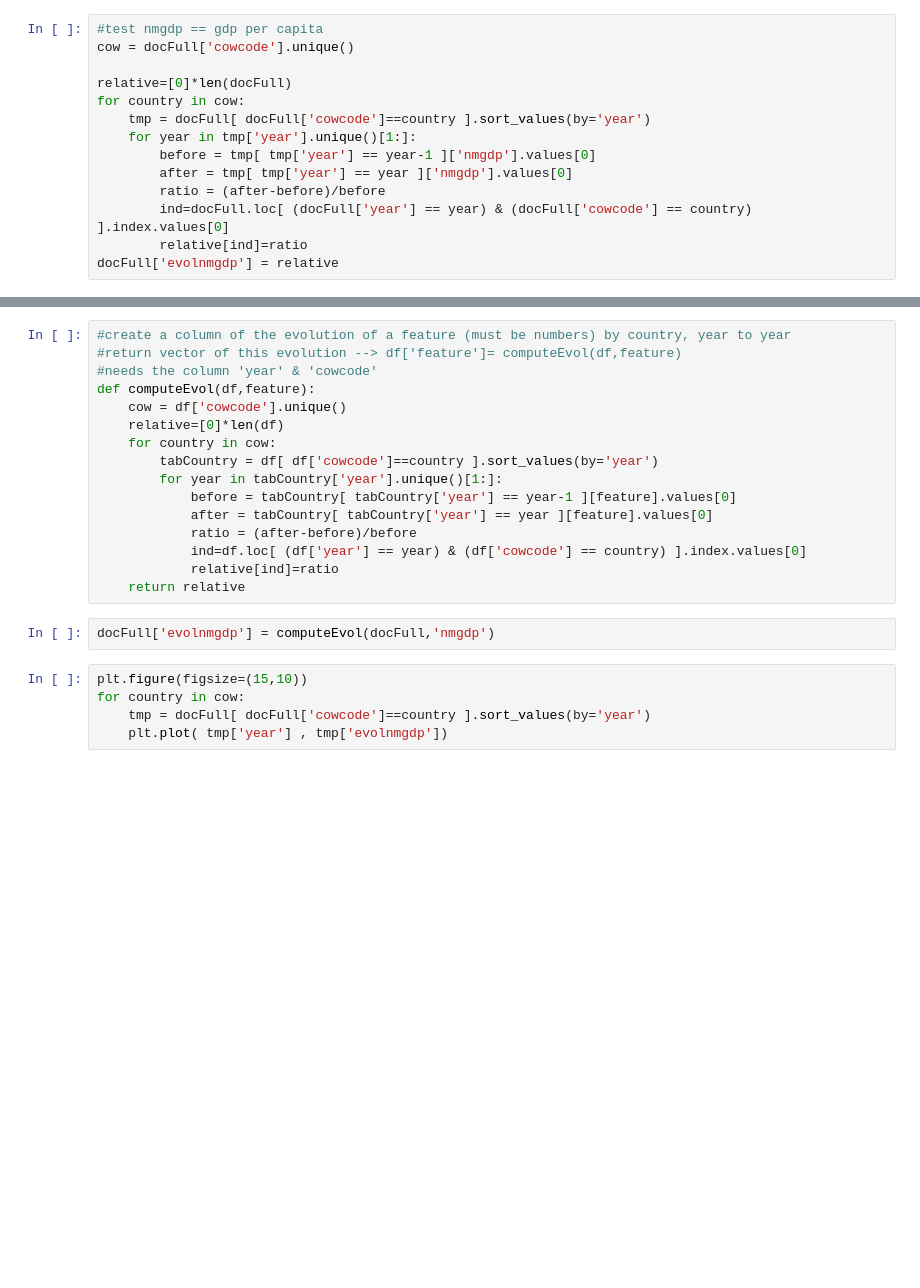
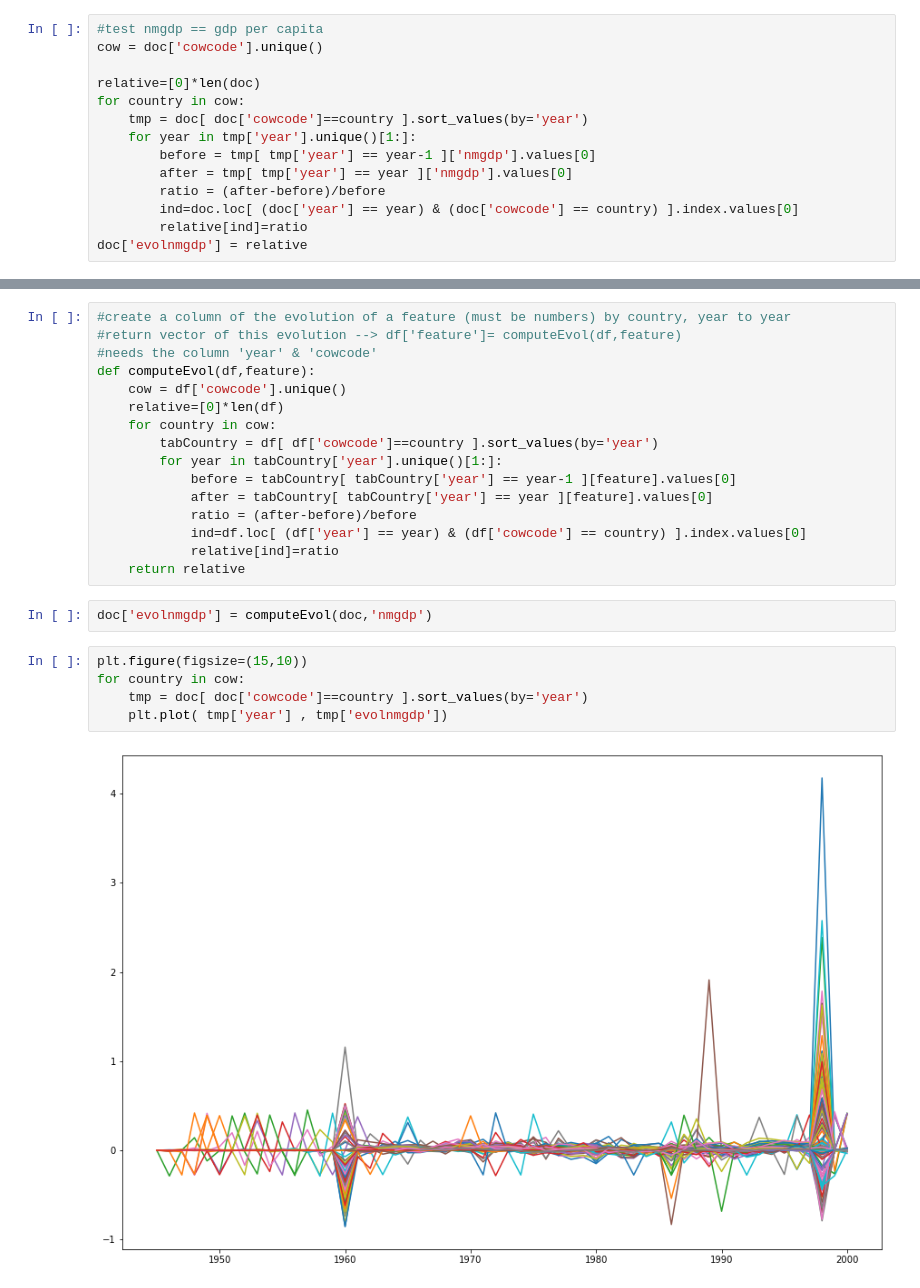
Before and after one commit to epfl-ada/ada-2020-project-milestone-p3-p3_adaconda, a Jupyter notebook: P4 Merge.ipynb, the cells around one changed output, grey strips where cells are left out. Saved outputs shown, nothing was run; the diff lists cells and outputs as text; blank space fills up the shorter version.

```diff
--- a/P4 Merge.ipynb
+++ b/P4 Merge.ipynb
@@ -462,14 +611,14 @@ print(np.nanmean(tabAUC[1:]))
 # %%
 #test nmgdp == gdp per capita
-cow = docFull['cowcode'].unique()
+cow = doc['cowcode'].unique()
 
-relative=[0]*len(docFull)
+relative=[0]*len(doc)
 for country in cow:
-    tmp = docFull[ docFull['cowcode']==country ].sort_values(by='year')
+    tmp = doc[ doc['cowcode']==country ].sort_values(by='year')
     for year in tmp['year'].unique()[1:]:
         before = tmp[ tmp['year'] == year-1 ]['nmgdp'].values[0]
         after = tmp[ tmp['year'] == year ]['nmgdp'].values[0]
         ratio = (after-before)/before
-        ind=docFull.loc[ (docFull['year'] == year) & (docFull['cowcode'] == country) ].index.values[0]
+        ind=doc.loc[ (doc['year'] == year) & (doc['cowcode'] == country) ].index.values[0]
         relative[ind]=ratio
-docFull['evolnmgdp'] = relative
+doc['evolnmgdp'] = relative
@@ -492,10 +639,12 @@ def computeEvol(df,feature):
             relative[ind]=ratio
     return relative
 # %%
-docFull['evolnmgdp'] = computeEvol(docFull,'nmgdp')
+doc['evolnmgdp'] = computeEvol(doc,'nmgdp')
 # %%
 plt.figure(figsize=(15,10))
 for country in cow:
-    tmp = docFull[ docFull['cowcode']==country ].sort_values(by='year')
+    tmp = doc[ doc['cowcode']==country ].sort_values(by='year')
     plt.plot( tmp['year'] , tmp['evolnmgdp'])
+# %% [output]
+[figure, added]
 # %%
```
Also changed, not shown: parts of 33 cells of this notebook.
